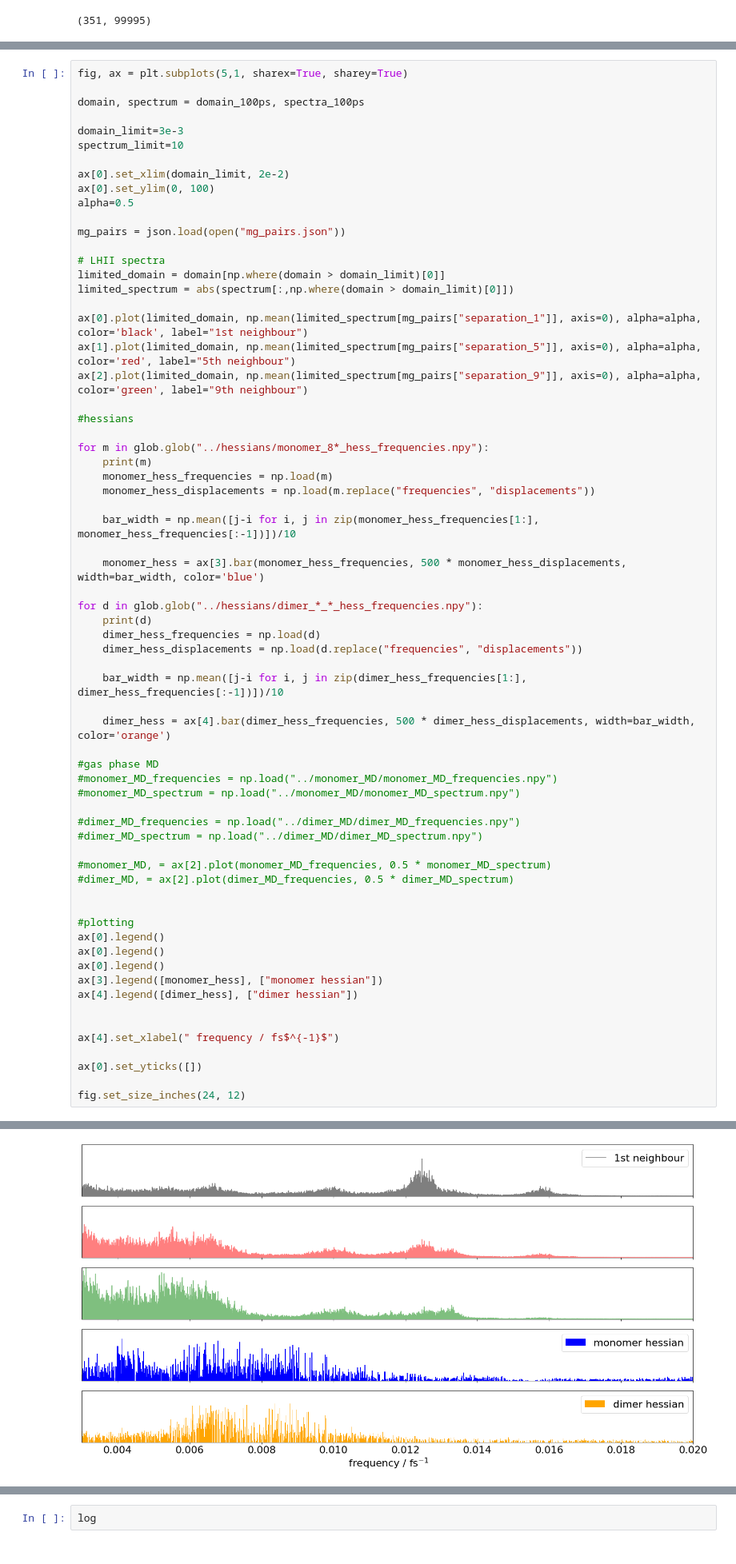
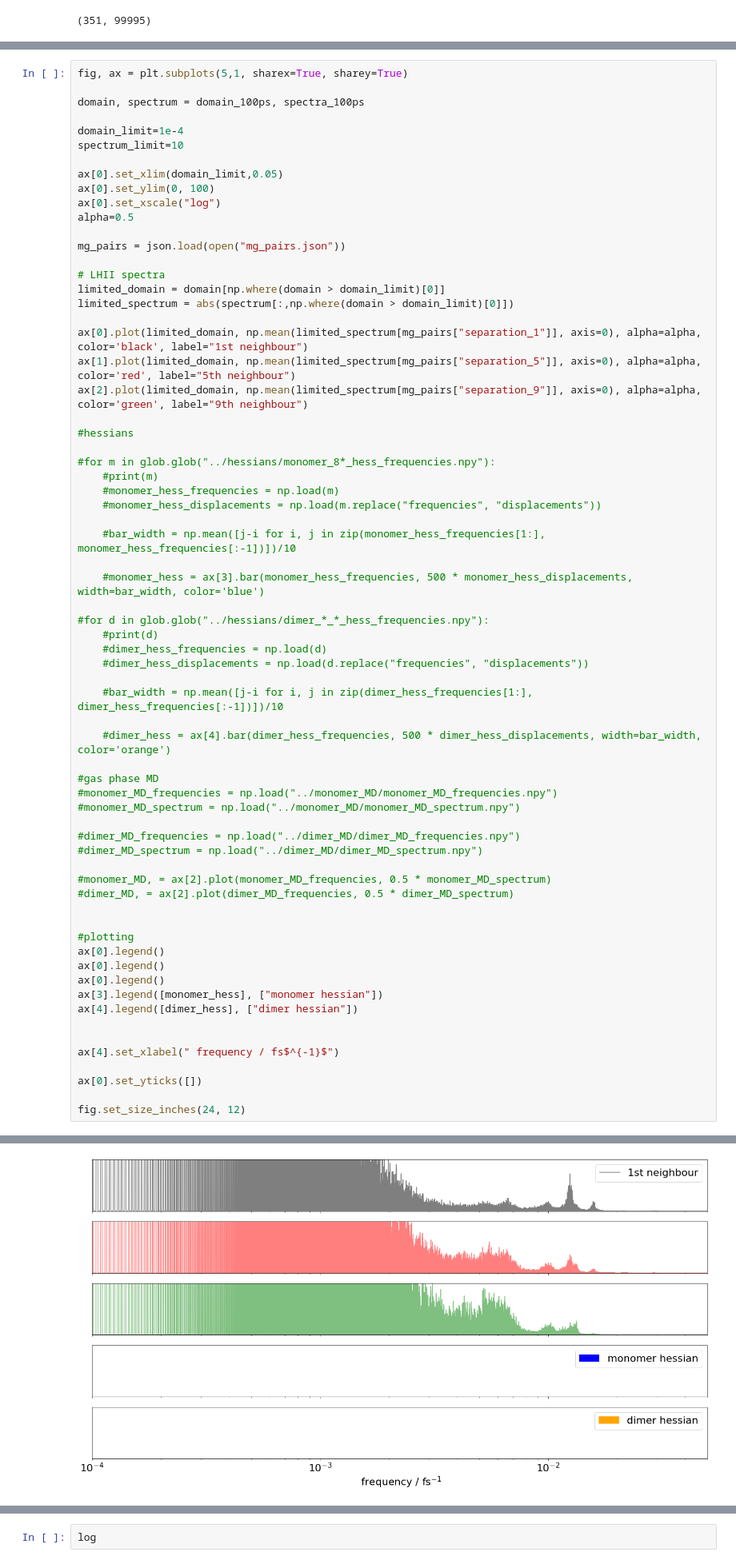
Before and after one commit to Oliver-Feighan/SpectralDensity, a Jupyter notebook: analysis/analysis.ipynb, the cells around one changed output, grey strips where cells are left out. Shown at 80% size. Drawn from its saved outputs; the diff is of its cells as text.

```diff
--- a/analysis/analysis.ipynb
+++ b/analysis/analysis.ipynb
@@ -145,11 +143,12 @@ fig, ax = plt.subplots(5,1, sharex=True, sharey=True)
 
 domain, spectrum = domain_100ps, spectra_100ps
 
-domain_limit=3e-3
+domain_limit=1e-4
 spectrum_limit=10
 
-ax[0].set_xlim(domain_limit, 2e-2)
+ax[0].set_xlim(domain_limit,0.05)
 ax[0].set_ylim(0, 100)
+ax[0].set_xscale("log")
 alpha=0.5
 
 mg_pairs = json.load(open("mg_pairs.json"))
@@ -164,23 +163,23 @@ ax[2].plot(limited_domain, np.mean(limited_spectrum[mg_pairs["separation_9"]], a
 
 #hessians
 
-for m in glob.glob("../hessians/monomer_8*_hess_frequencies.npy"):
-    print(m)
-    monomer_hess_frequencies = np.load(m)
-    monomer_hess_displacements = np.load(m.replace("frequencies", "displacements"))
+#for m in glob.glob("../hessians/monomer_8*_hess_frequencies.npy"):
+    #print(m)
+    #monomer_hess_frequencies = np.load(m)
+    #monomer_hess_displacements = np.load(m.replace("frequencies", "displacements"))
 
-    bar_width = np.mean([j-i for i, j in zip(monomer_hess_frequencies[1:], monomer_hess_frequencies[:-1])])/10
+    #bar_width = np.mean([j-i for i, j in zip(monomer_hess_frequencies[1:], monomer_hess_frequencies[:-1])])/10
 
-    monomer_hess = ax[3].bar(monomer_hess_frequencies, 500 * monomer_hess_displacements, width=bar_width, color='blue')
+    #monomer_hess = ax[3].bar(monomer_hess_frequencies, 500 * monomer_hess_displacements, width=bar_width, color='blue')
 
-for d in glob.glob("../hessians/dimer_*_*_hess_frequencies.npy"):
-    print(d)
-    dimer_hess_frequencies = np.load(d)
-    dimer_hess_displacements = np.load(d.replace("frequencies", "displacements"))
+#for d in glob.glob("../hessians/dimer_*_*_hess_frequencies.npy"):
+    #print(d)
+    #dimer_hess_frequencies = np.load(d)
+    #dimer_hess_displacements = np.load(d.replace("frequencies", "displacements"))
 
-    bar_width = np.mean([j-i for i, j in zip(dimer_hess_frequencies[1:], dimer_hess_frequencies[:-1])])/10
+    #bar_width = np.mean([j-i for i, j in zip(dimer_hess_frequencies[1:], dimer_hess_frequencies[:-1])])/10
 
-    dimer_hess = ax[4].bar(dimer_hess_frequencies, 500 * dimer_hess_displacements, width=bar_width, color='orange')
+    #dimer_hess = ax[4].bar(dimer_hess_frequencies, 500 * dimer_hess_displacements, width=bar_width, color='orange')
 
 #gas phase MD
 #monomer_MD_frequencies = np.load("../monomer_MD/monomer_MD_frequencies.npy")
@@ -227,4 +209,4 @@ fig.set_size_inches(24, 12)
-[figure, old version]
+[figure, new version]
 # %%
 fig, ax = plt.subplots(10,1, sharex=True, sharey=True)
 
```
Also changed, not shown: parts of 2 cells of this notebook, 1 other file.
